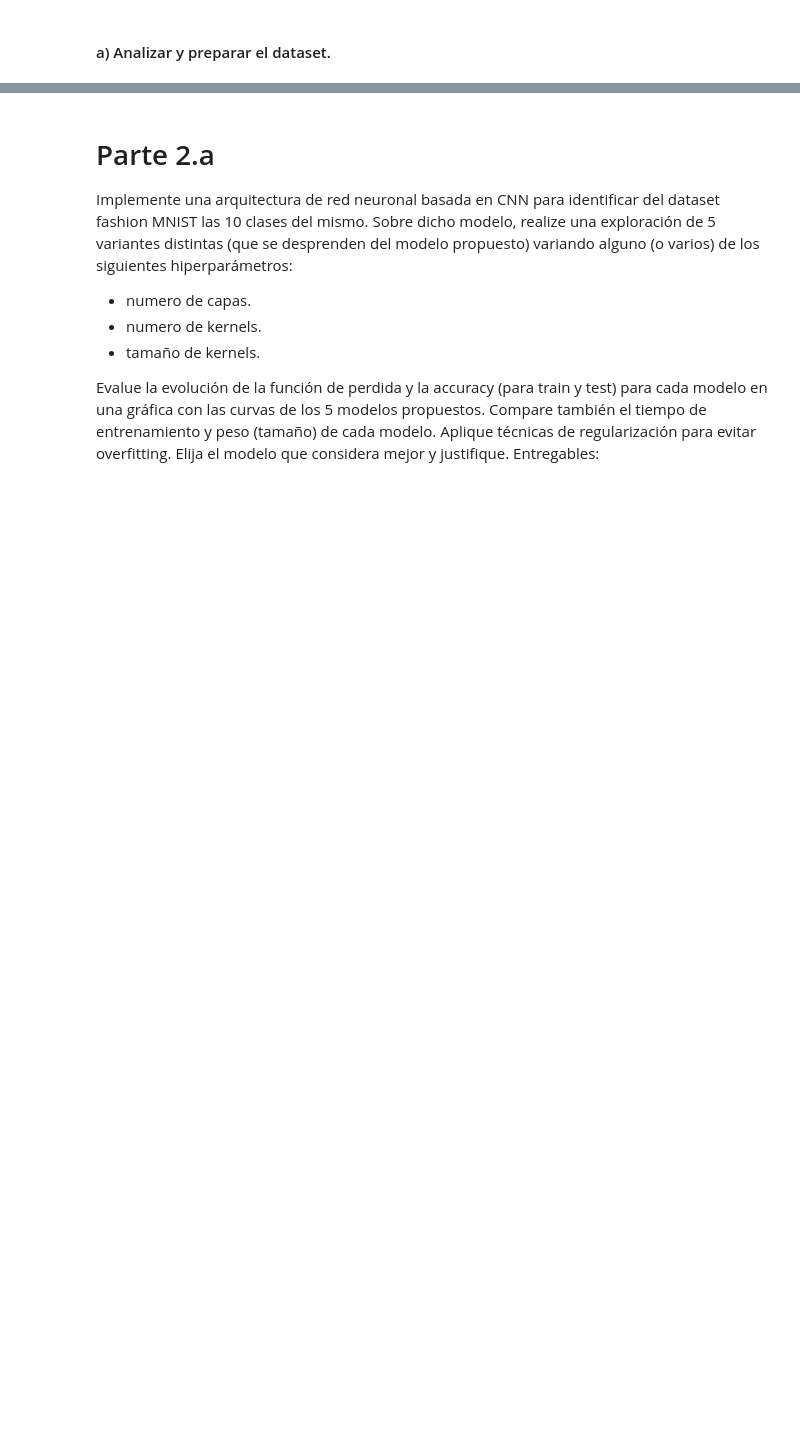
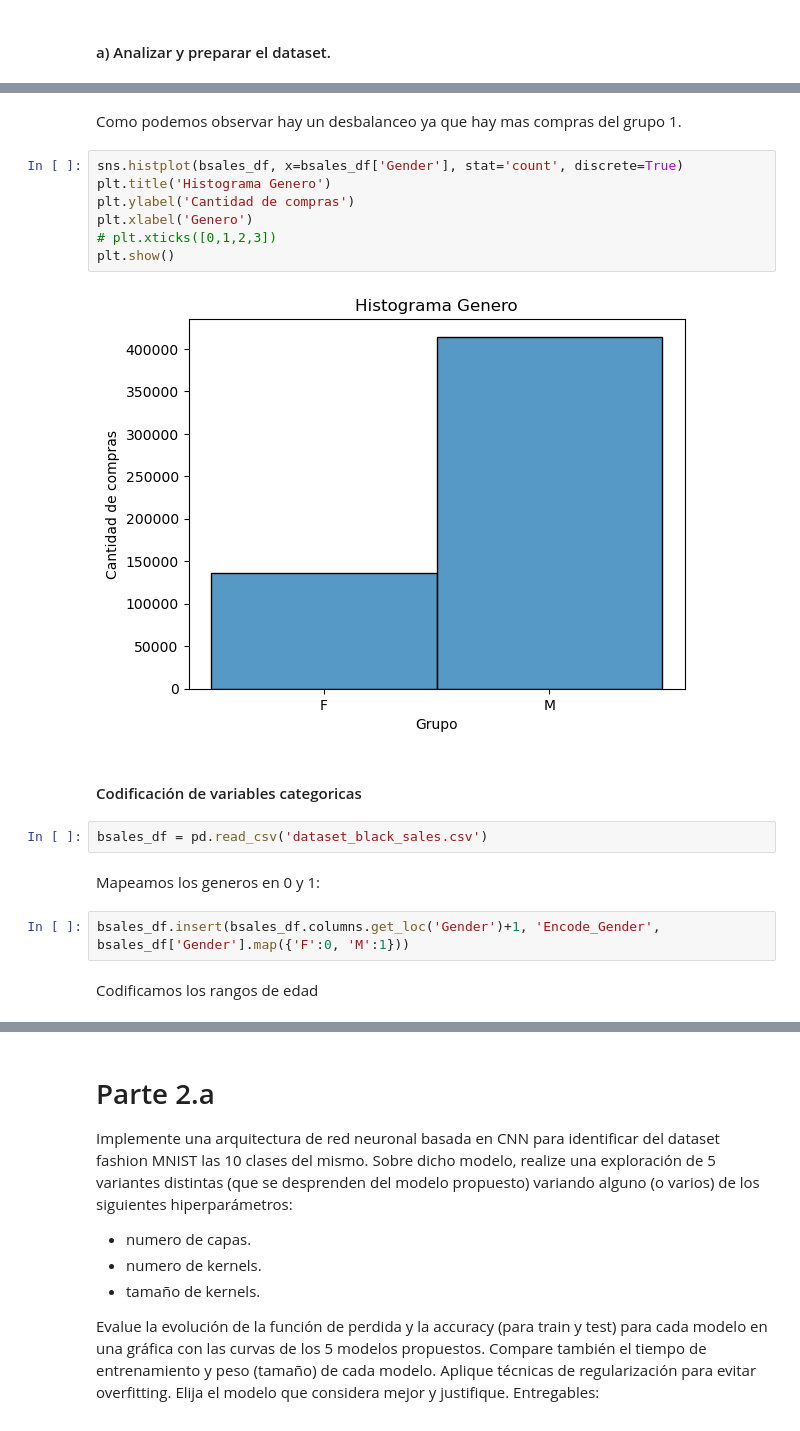
Before and after one commit to vasconcelosfer/DeepLearning, a Jupyter notebook: Deep_Learning_TP_Cohorte_16_4B2024.ipynb, the cells around one changed output, grey strips where cells are left out. Cells and saved outputs as stored; diff of their text form; blank space fills up the shorter version.

```diff
--- a/Deep_Learning_TP_Cohorte_16_4B2024.ipynb
+++ b/Deep_Learning_TP_Cohorte_16_4B2024.ipynb
@@ -111,0 +171,21 @@ print(np.sort(black_sales_ds.Product_Category_3.unique()))
+# %% [markdown]
+Como podemos observar hay un desbalanceo ya que hay mas compras del grupo 1.
+# %%
+sns.histplot(bsales_df, x=bsales_df['Gender'], stat='count', discrete=True)
+plt.title('Histograma Genero')
+plt.ylabel('Cantidad de compras')
+plt.xlabel('Genero')
+# plt.xticks([0,1,2,3])
+plt.show()
+# %% [output]
+[figure, added]
+# %% [markdown]
+#### Codificación de variables categoricas
+# %%
+bsales_df = pd.read_csv('dataset_black_sales.csv')
+# %% [markdown]
+Mapeamos los generos en 0 y 1:
+# %%
+bsales_df.insert(bsales_df.columns.get_loc('Gender')+1, 'Encode_Gender', bsales_df['Gender'].map({'F':0, 'M':1}))
+# %% [markdown]
+Codificamos los rangos de edad
```
Also changed, not shown: parts of 27 cells of this notebook.
